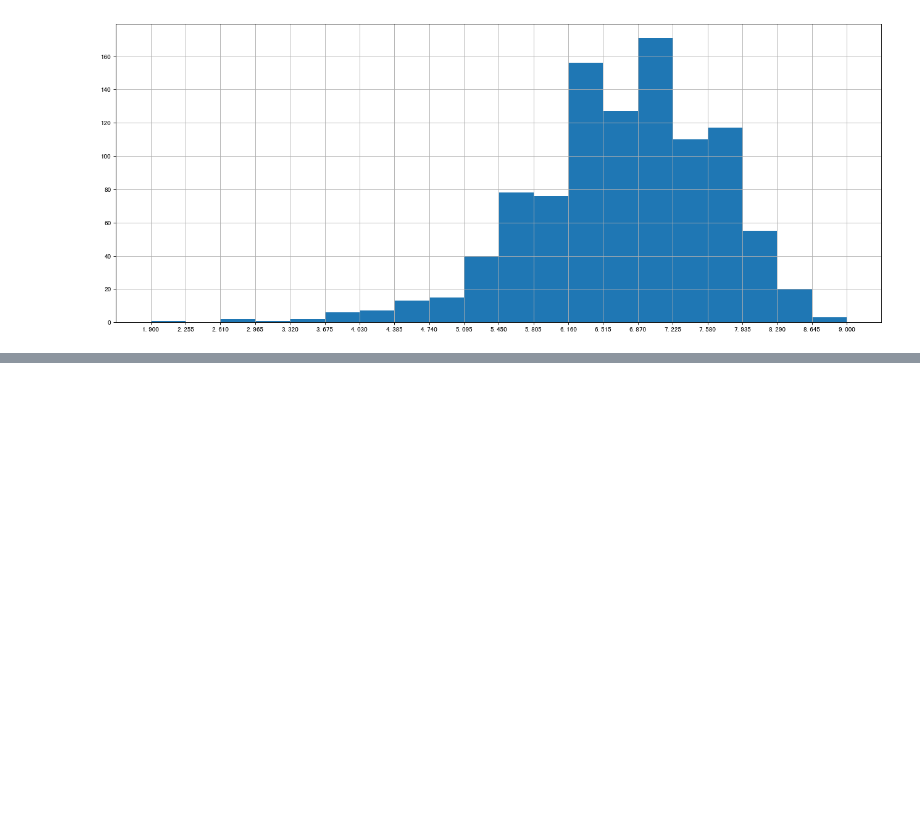
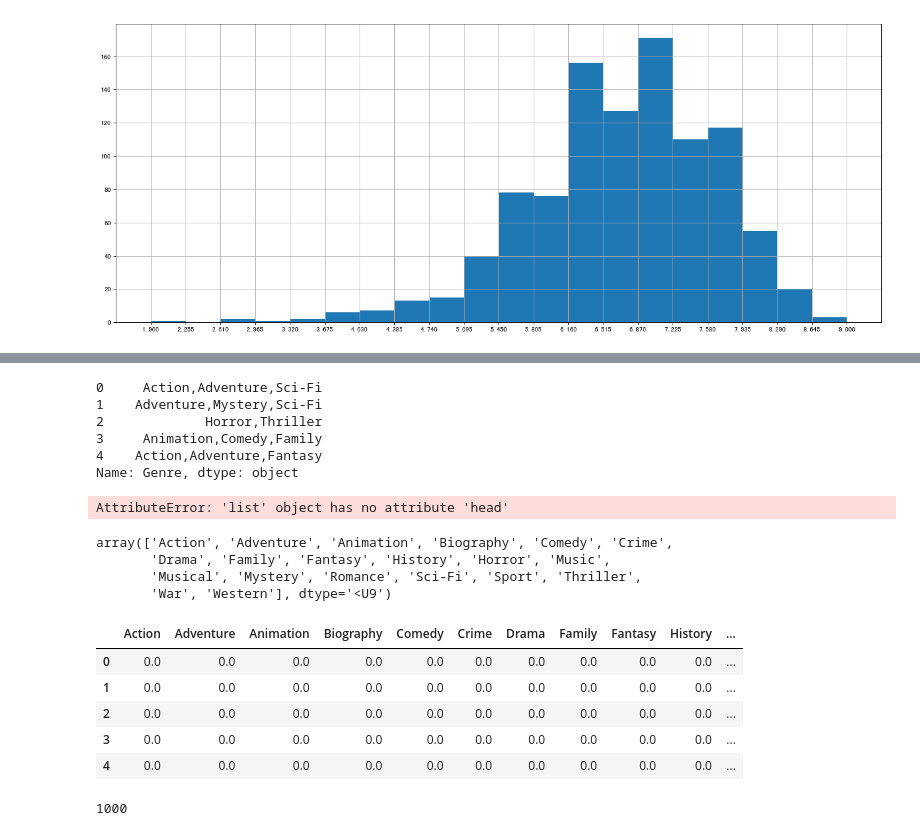
Before and after one commit to zxlm2013/machine-learning-notes, a Jupyter notebook: plt_np_pd/5.12 pandas.ipynb, the cells around one changed output, grey strips where cells are left out. Drawn from its saved outputs; the diff is of its cells as text; code cells hidden in the pictures; blank space fills up the shorter version.

```diff
--- a/plt_np_pd/5.12 pandas.ipynb
+++ b/plt_np_pd/5.12 pandas.ipynb
@@ -70,0 +82,39 @@ plt.show()
+# %%
+df['Genre'].head()
+# %% [output]
+0     Action,Adventure,Sci-Fi
+1    Adventure,Mystery,Sci-Fi
+2             Horror,Thriller
+3     Animation,Comedy,Family
+4    Action,Adventure,Fantasy
+Name: Genre, dtype: object
+# %%
+# 进行字符串分割
+temp_list = [i.split(",") for i in df["Genre"]]
+# %% [output]
+AttributeError: 'list' object has no attribute 'head'
+# %%
+# 获取电影的分类
+genre_list = np.unique([j for i in temp_list for j in i])
+genre_list
+# %% [output]
+array(['Action', 'Adventure', 'Animation', 'Biography', 'Comedy', 'Crime',
+       'Drama', 'Family', 'Fantasy', 'History', 'Horror', 'Music',
+       'Musical', 'Mystery', 'Romance', 'Sci-Fi', 'Sport', 'Thriller',
+       'War', 'Western'], dtype='<U9')
+# %%
+# 以电影总数为行，所有分类数为列新建一个df，columns=设置列名为电影类别名
+temp_df = pd.DataFrame(np.zeros([df.shape[0],genre_list.shape[0]]),
+                       columns=genre_list)
+temp_df.head()
+# %% [output]
+|  | Action | Adventure | Animation | Biography | Comedy | Crime | Drama | Family | Fantasy | History | ... |
+| 0 | 0.0 | 0.0 | 0.0 | 0.0 | 0.0 | 0.0 | 0.0 | 0.0 | 0.0 | 0.0 | ... |
+| 1 | 0.0 | 0.0 | 0.0 | 0.0 | 0.0 | 0.0 | 0.0 | 0.0 | 0.0 | 0.0 | ... |
+| 2 | 0.0 | 0.0 | 0.0 | 0.0 | 0.0 | 0.0 | 0.0 | 0.0 | 0.0 | 0.0 | ... |
+| 3 | 0.0 | 0.0 | 0.0 | 0.0 | 0.0 | 0.0 | 0.0 | 0.0 | 0.0 | 0.0 | ... |
+| 4 | 0.0 | 0.0 | 0.0 | 0.0 | 0.0 | 0.0 | 0.0 | 0.0 | 0.0 | 0.0 | ... |
+# %%
+df.shape[0]
+# %% [output]
+1000
```
Also changed, not shown: parts of 3 cells of this notebook.
